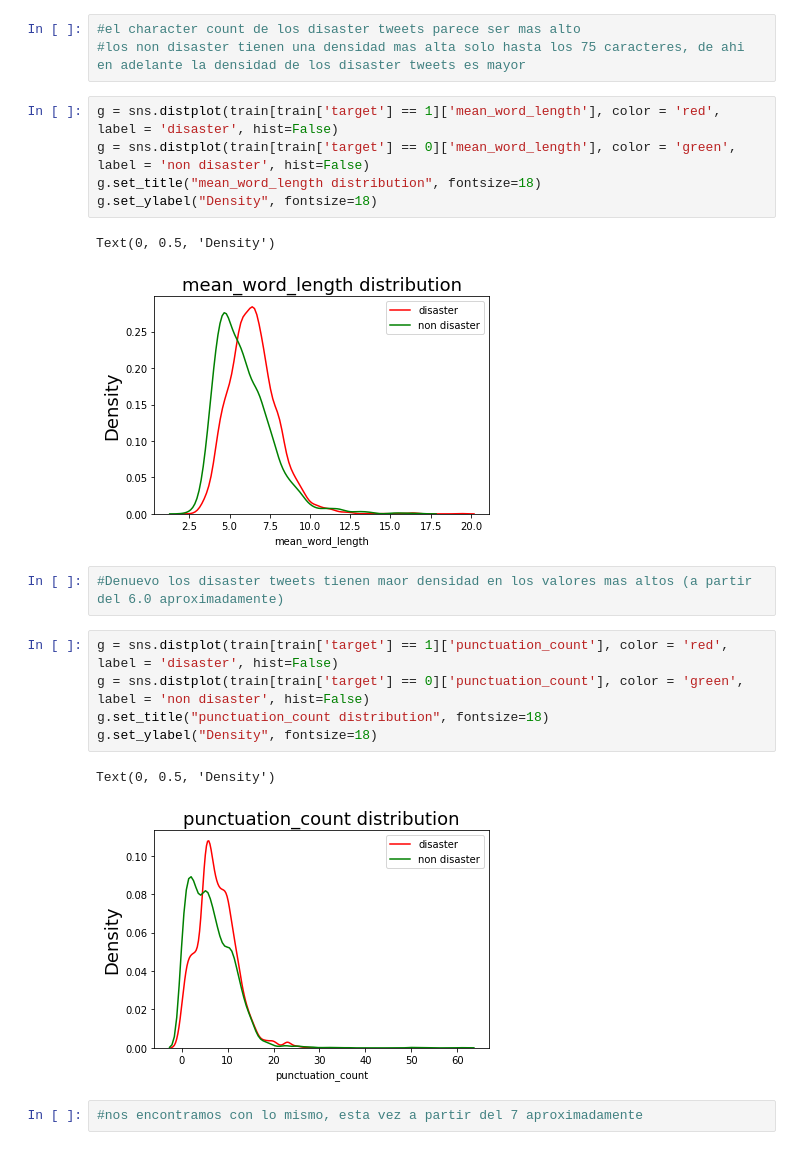
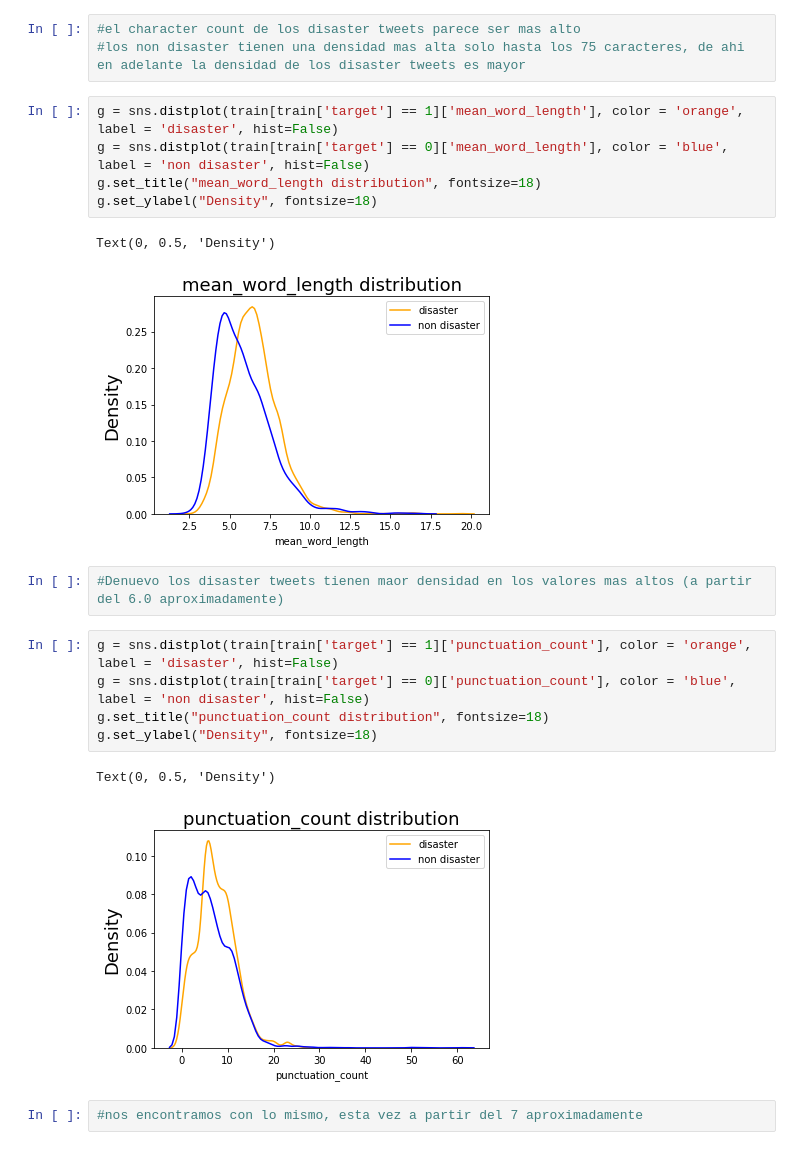
Before and after one commit to AlurrAldrey/OrgaDatosTP, a Jupyter notebook: tp1/CharCount_MeanWordLen_PunctCount.ipynb, the cells around one changed output. Saved outputs shown, nothing was run; the diff lists cells and outputs as text.

Commit message:
Actualización de colores  y comentarios

```diff
--- a/tp1/CharCount_MeanWordLen_PunctCount.ipynb
+++ b/tp1/CharCount_MeanWordLen_PunctCount.ipynb
@@ -56,23 +56,23 @@ Text(0, 0.5, 'Density')
 #el character count de los disaster tweets parece ser mas alto
 #los non disaster tienen una densidad mas alta solo hasta los 75 caracteres, de ahi en adelante la densidad de los disaster tweets es mayor
 # %%
-g = sns.distplot(train[train['target'] == 1]['mean_word_length'], color = 'red', label = 'disaster', hist=False)
-g = sns.distplot(train[train['target'] == 0]['mean_word_length'], color = 'green', label = 'non disaster', hist=False)
+g = sns.distplot(train[train['target'] == 1]['mean_word_length'], color = 'orange', label = 'disaster', hist=False)
+g = sns.distplot(train[train['target'] == 0]['mean_word_length'], color = 'blue', label = 'non disaster', hist=False)
 g.set_title("mean_word_length distribution", fontsize=18)
 g.set_ylabel("Density", fontsize=18)
 # %% [output]
 Text(0, 0.5, 'Density')
-[figure, old version]
+[figure, new version]
 # %%
 #Denuevo los disaster tweets tienen maor densidad en los valores mas altos (a partir del 6.0 aproximadamente)
 # %%
-g = sns.distplot(train[train['target'] == 1]['punctuation_count'], color = 'red', label = 'disaster', hist=False)
-g = sns.distplot(train[train['target'] == 0]['punctuation_count'], color = 'green', label = 'non disaster', hist=False)
+g = sns.distplot(train[train['target'] == 1]['punctuation_count'], color = 'orange', label = 'disaster', hist=False)
+g = sns.distplot(train[train['target'] == 0]['punctuation_count'], color = 'blue', label = 'non disaster', hist=False)
 g.set_title("punctuation_count distribution", fontsize=18)
 g.set_ylabel("Density", fontsize=18)
 # %% [output]
 Text(0, 0.5, 'Density')
-[figure, old version]
+[figure, new version]
 # %%
 #nos encontramos con lo mismo, esta vez a partir del 7 aproximadamente
 # %%
```
Also changed, not shown: parts of 6 cells of this notebook.
